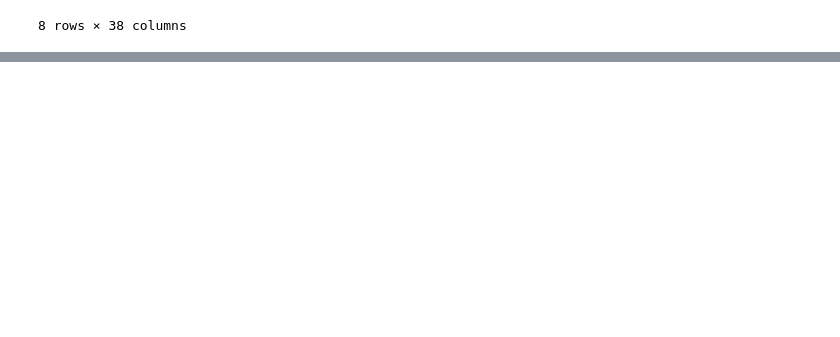
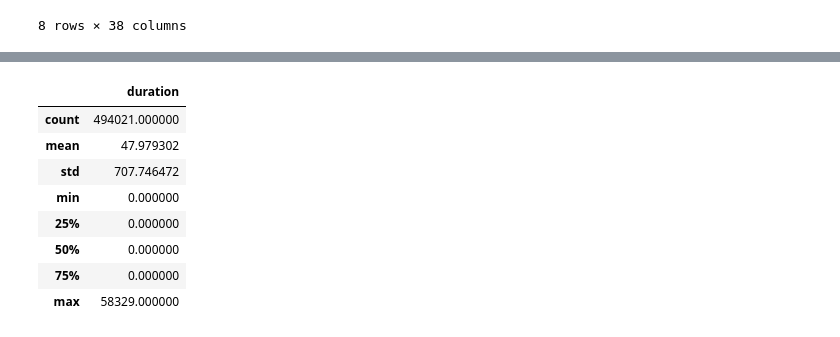
Before and after one commit to zubairfarahi/Data-Science--Machine-Learning-, a Jupyter notebook: Intermedite Level/Network Intrusion Dataset/network.ipynb, the cells around one changed output, grey strips where cells are left out. Drawn from its saved outputs; the diff is of its cells as text; code cells hidden in the pictures; blank space fills up the shorter version.

```diff
--- a/Intermedite Level/Network Intrusion Dataset/network.ipynb
+++ b/Intermedite Level/Network Intrusion Dataset/network.ipynb
@@ -59,0 +109,12 @@ dataset.describe()
+# %%
+smaler_dataset.describe()
+# %% [output]
+|  | duration |
+| count | 494021.000000 |
+| mean | 47.979302 |
+| std | 707.746472 |
+| min | 0.000000 |
+| 25% | 0.000000 |
+| 50% | 0.000000 |
+| 75% | 0.000000 |
+| max | 58329.000000 |
```
Also changed, not shown: parts of 12 cells of this notebook.
